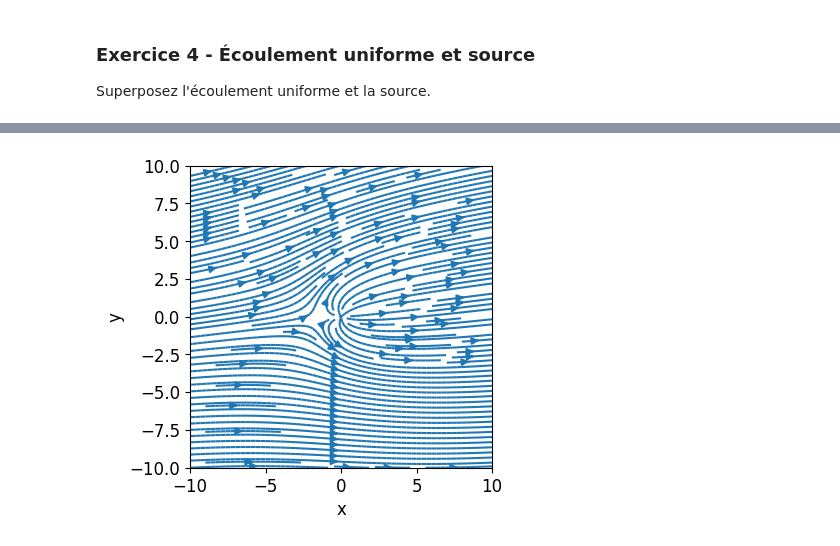
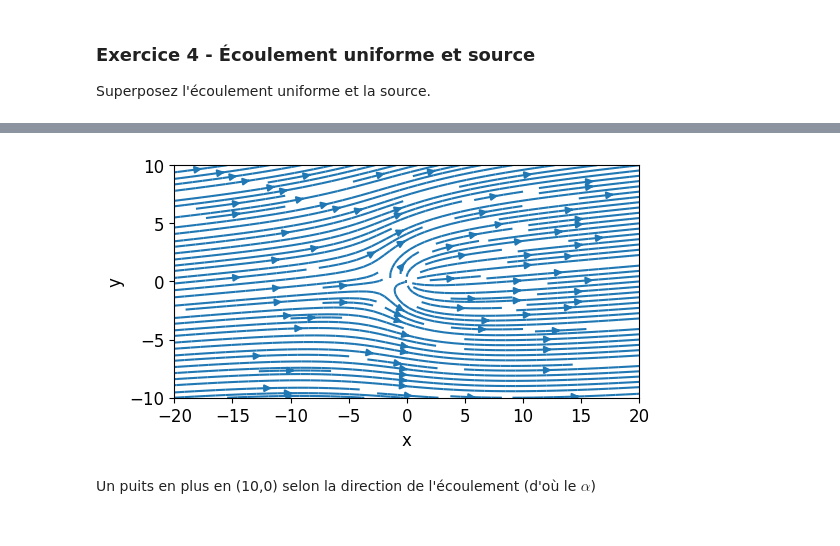
Before and after one commit to sanjosem/mec757_solutions, a Jupyter notebook: enonces/sources_elementaires/sourcesElem.ipynb, the cells around one changed output, grey strips where cells are left out. Saved outputs shown, nothing was run; the diff lists cells and outputs as text; code cells hidden in the pictures.

Commit message:
Corrections signes et theta

```diff
--- a/enonces/sources_elementaires/sourcesElem.ipynb
+++ b/enonces/sources_elementaires/sourcesElem.ipynb
@@ -158,13 +175,13 @@ plt.show()
 ### Exercice 4 - Écoulement uniforme et source
 Superposez l'écoulement uniforme et la source.
 # %%
-nx = 200
+nx = 300
 ny = 250
 Vinf = 1.0
 alpha = np.deg2rad(7)
 L = 10.0
-x = np.linspace(-10,10,nx)
+x = np.linspace(-20,20,nx)
 y = np.linspace(-10,10,ny)
 X,Y = np.meshgrid(x,y)
 R = np.sqrt(X**2+Y**2)
-THETA = np.arctan2(X,Y)
+THETA = np.arctan2(Y,X)
@@ -170,0 +190,6 @@ THETA = np.arctan2(X,Y)
+# %%
+alpha = np.deg2rad(5)
+PHI1 = Vinf * (np.cos(alpha) * X + np.sin(alpha) * Y)
+PSI1 = Vinf * (np.sin(alpha) * X - np.cos(alpha) * Y)
+U1 = Vinf*np.cos(alpha)*np.ones_like(X)
+V1 = Vinf*np.sin(alpha)*np.ones_like(X)
@@ -171,3 +198,5 @@ THETA = np.arctan2(X,Y)
 # %%
-U = Vinf*np.cos(alpha) + L/(2*np.pi) * X / R**2
-V = Vinf*np.sin(alpha) + L/(2*np.pi) * Y / R**2
+PHI2 = L/(2*np.pi) * np.log(R)
+PSI2 = - L/(2*np.pi) * THETA
+U2 = L/(2*np.pi) * X / R**2
+V2 = L/(2*np.pi) * Y / R**2
@@ -173,0 +205,5 @@ V = Vinf*np.sin(alpha) + L/(2*np.pi) * Y / R**2
+# %%
+PHI = PHI1 + PHI2
+PSI = PSI1 + PSI2
+U = U1 + U2
+V = V1 + V2
@@ -174,8 +219,10 @@ V = Vinf*np.sin(alpha) + L/(2*np.pi) * Y / R**2
 # %%
-plt.streamplot(X,Y,U,V,density=[2,2])
+plt.streamplot(X,Y,U,V,density=[1.5,1.5])
 plt.xlabel('x')
 plt.ylabel('y')
 plt.axis('image')
 plt.show()
 # %% [output]
-[figure, old version]
+[figure, new version]
+# %% [markdown]
+Un puits en plus en (10,0) selon la direction de l'écoulement (d'où le $\alpha$)
```
Also changed, not shown: parts of 25 cells of this notebook.
